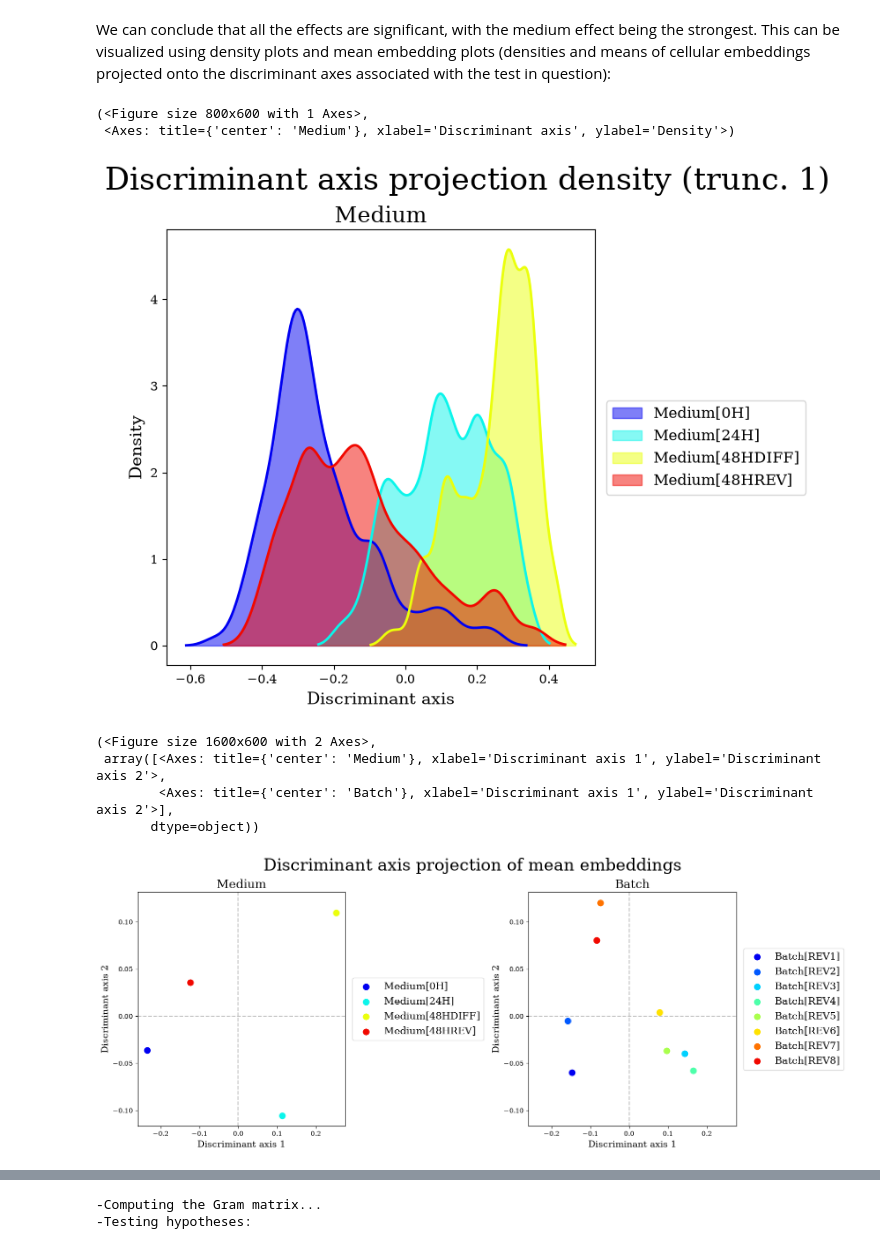
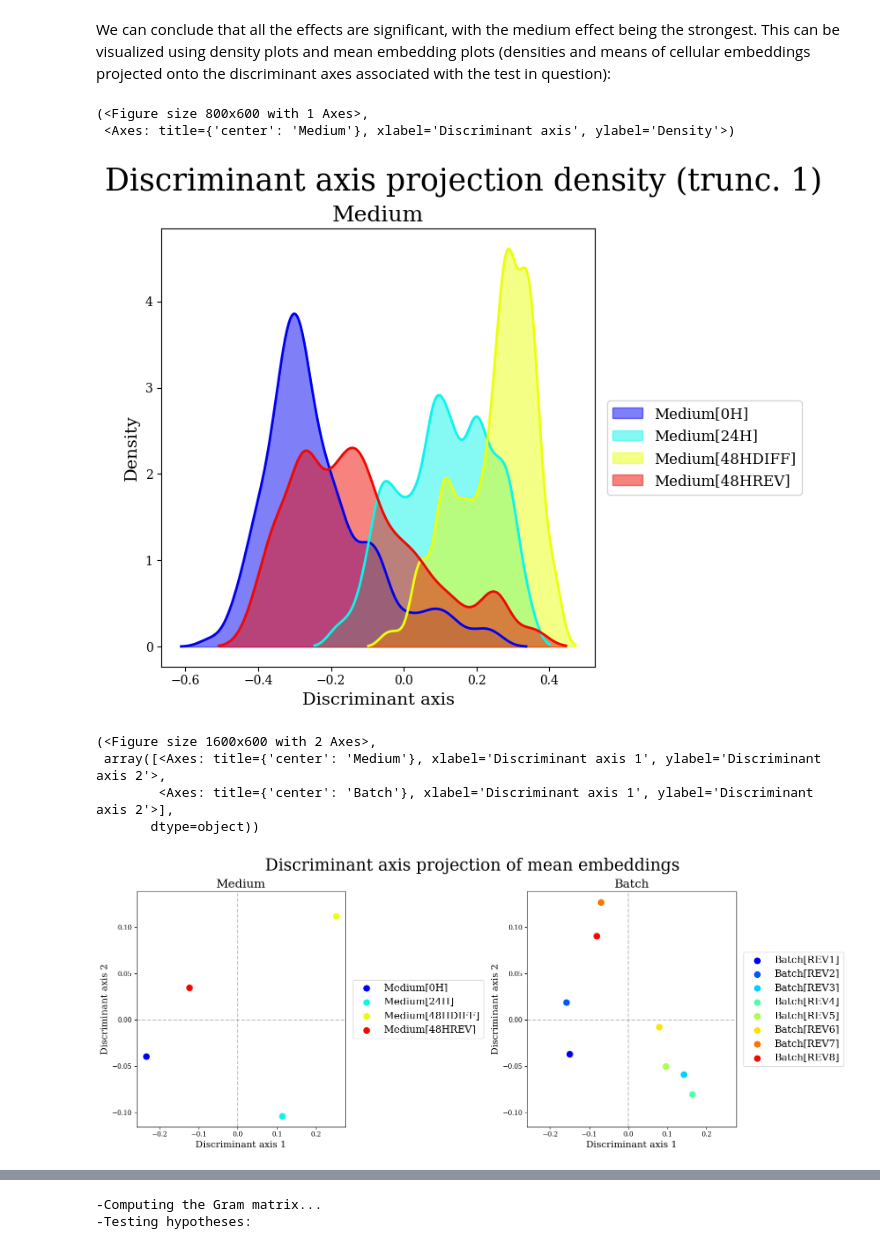
Before and after one commit to LMJL-Alea/kAOV, a Jupyter notebook: docs/examples/tutorial_kaov.ipynb, the cells around one changed output, grey strips where cells are left out. Saved outputs shown, nothing was run; the diff lists cells and outputs as text; code cells hidden in the pictures.

```diff
--- a/docs/examples/tutorial_kaov.ipynb
+++ b/docs/examples/tutorial_kaov.ipynb
@@ -40,6 +42,6 @@ Name: count, dtype: int64
 Module `AOV` infers a linear model in the feature space associated with the kernel transormation of the data:
 # %%
 # kAOV has a similar interface as statsmodels and uses a similar logic:
-kfit = AOV.from_formula(form_exog + ' ~ C(Medium, OneHot) * C(Batch, OneHot)',
+kfit = AOV.from_formula(form_exog + ' ~ C(Medium, OneHot) + C(Batch, OneHot)',
                         data=data)
 # %% [markdown]
@@ -67,13 +68,13 @@ res.plot_density(comp=1, tests=['Medium',], colormap='jet')
 # %% [output]
 (<Figure size 800x600 with 1 Axes>,
  <Axes: title={'center': 'Medium'}, xlabel='Discriminant axis', ylabel='Density'>)
-[figure, old version]
+[figure, new version]
 # %%
-res.plot_mean_embedding_projections(tests=['Medium', 'Batch'], colormap='jet')
+res.plot_mean_embedding_projections(colormap='jet')
 # %% [output]
 (<Figure size 1600x600 with 2 Axes>,
  array([<Axes: title={'center': 'Medium'}, xlabel='Discriminant axis 1', ylabel='Discriminant axis 2'>,
         <Axes: title={'center': 'Batch'}, xlabel='Discriminant axis 1', ylabel='Discriminant axis 2'>],
        dtype=object))
-[figure, old version]
+[figure, new version]
 # %% [markdown]
```
Also changed, not shown: parts of 24 cells of this notebook, 1 other file.
